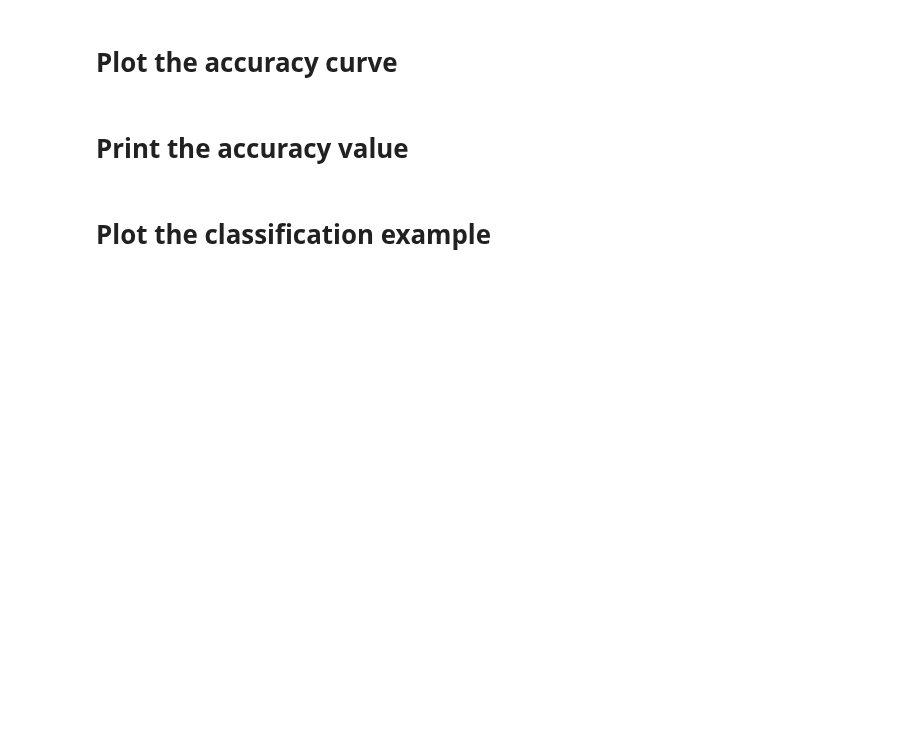
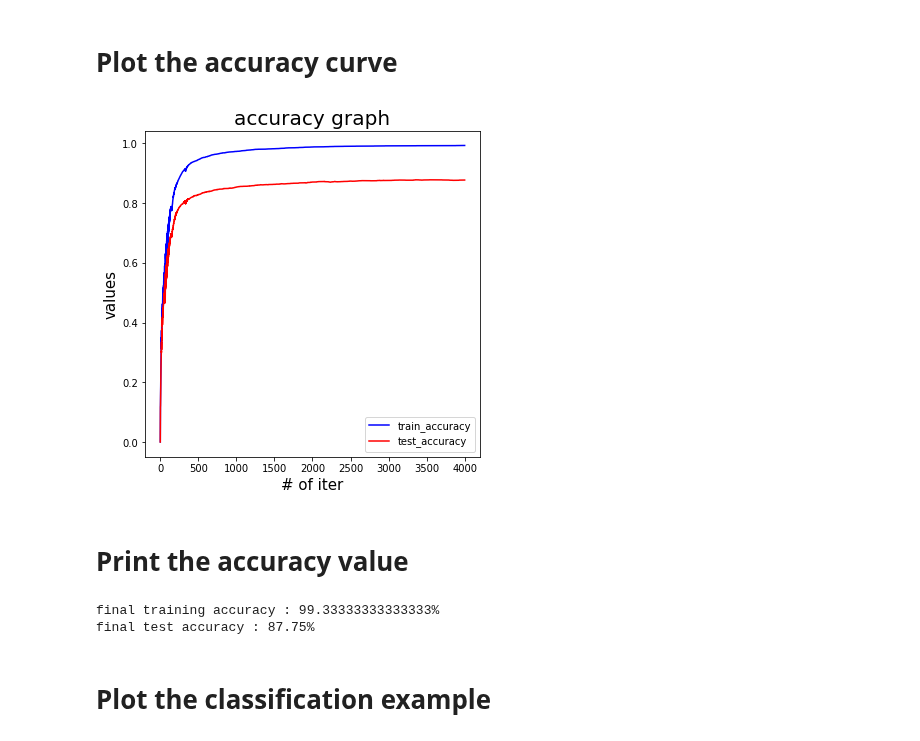
Before and after one commit to thdgmltjd123/MLProject, a Jupyter notebook: 20150711_Assignment09.ipynb, the cells around one changed output. Saved outputs shown, nothing was run; the diff lists cells and outputs as text; code cells hidden in the pictures; blank space fills up the shorter version.

Commit message:
Plot the classification value

```diff
--- a/20150711_Assignment09.ipynb
+++ b/20150711_Assignment09.ipynb
@@ -133,9 +133,13 @@ def fit(X, X_test, Y, Y_test, theta_li, alpha_li):
   train_accu_val = [0]
   test_accu_val = [0]
   length = X.shape[1]
-  epoch = 2000
+  epoch = 4000
+  count = 1
   for k in range(epoch):
     #forward propagation
+    if(k!=0 and k%100 == 0):
+      print("{}% 완료".format(2.5*count))
+      count+=1
     temp_X = X.copy()
     test_X = X_test.copy()
     xyz_li = []
@@ -167,7 +171,7 @@ def fit(X, X_test, Y, Y_test, theta_li, alpha_li):
     test_pred = predict(X_test,theta_li)
     train_accu_val.append(accuracy(pred,Y))
     test_accu_val.append(accuracy(test_pred,Y_test))
-  return train_energy_val,train_accu_val,test_energy_val,test_accu_val
+  return train_energy_val,train_accu_val,test_energy_val,test_accu_val, test_pred
 # %%
 theta_li = []
 
@@ -176,4 +180,4 @@ theta_li.append(make_parameter(49,197))
 theta_li.append(make_parameter(10,50))
 
 alpha_li = [2.5,1.5,2.5]
-train_energy_val, train_accu_val, test_energy_val, test_accu_val = fit(X_train,X_test,Y_train,Y_test,theta_li,alpha_li)
+train_energy_val, train_accu_val, test_energy_val, test_accu_val, test_pred = fit(X_train,X_test,Y_train,Y_test,theta_li,alpha_li)
@@ -201,16 +221,21 @@ plt.show()
 # %%
 plt.figure(figsize = (6,6))
 plt.title("accuracy graph",fontsize = 20)
 plt.xlabel("# of iter",fontsize = 15)
 plt.ylabel("values", fontsize = 15)
-plt.plot(train_accu_val,c = "b",label = "overfitting")
-plt.plot(test_accu_val,c = "r",label = "just right")
+plt.plot(train_accu_val,c = "b",label = "train_accuracy")
+plt.plot(test_accu_val,c = "r",label = "test_accuracy")
 plt.legend(loc = "best")
 plt.show()
+# %% [output]
+[figure, added]
 # %% [markdown]
 # **Print the accuracy value**
 # %%
 print("final training accuracy : {}%".format(train_accu_val[-1]*100))
 print("final test accuracy : {}%".format(test_accu_val[-1]*100))
+# %% [output]
+final training accuracy : 99.33333333333333%
+final test accuracy : 87.75%
 # %% [markdown]
 # **Plot the classification example**
```
Also changed, not shown: parts of 6 cells of this notebook.
